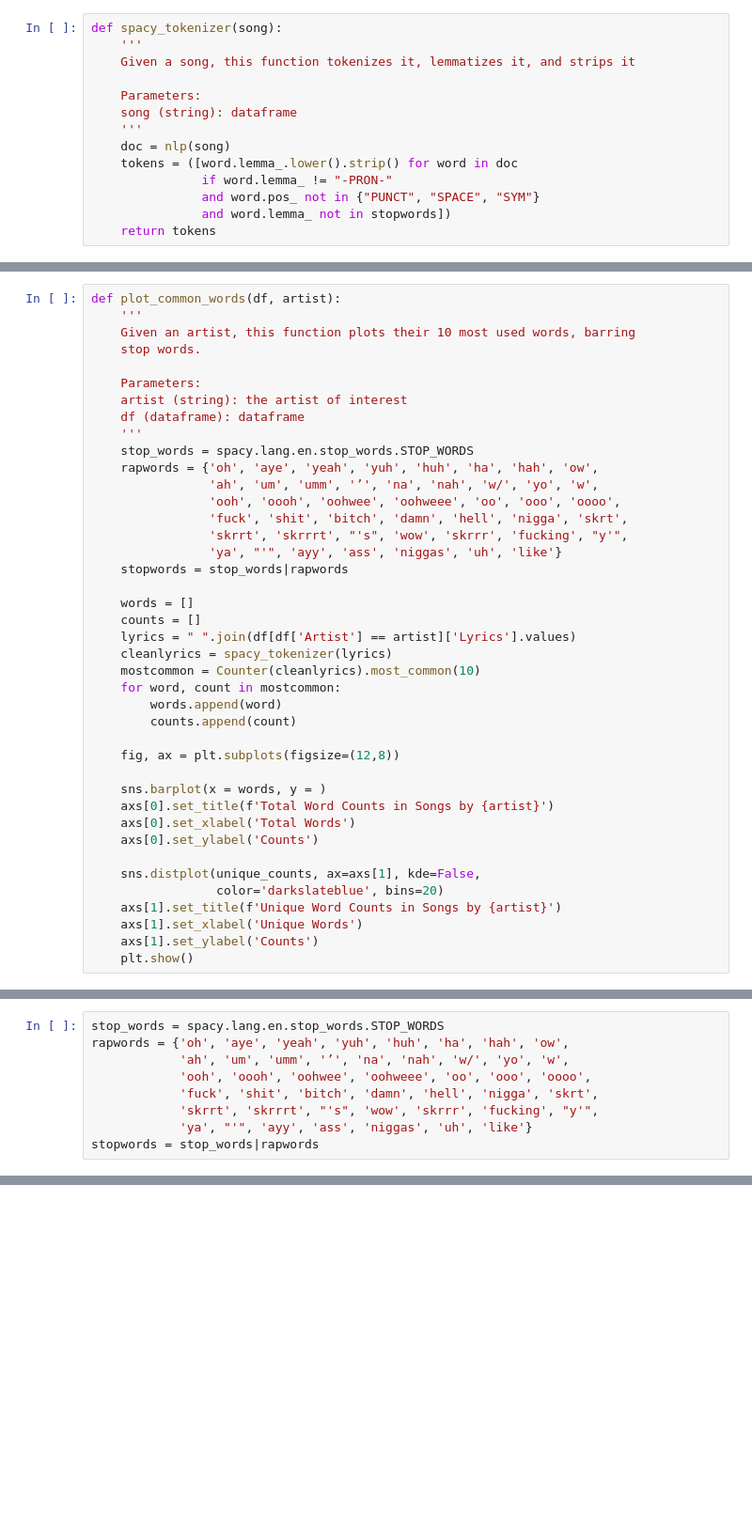
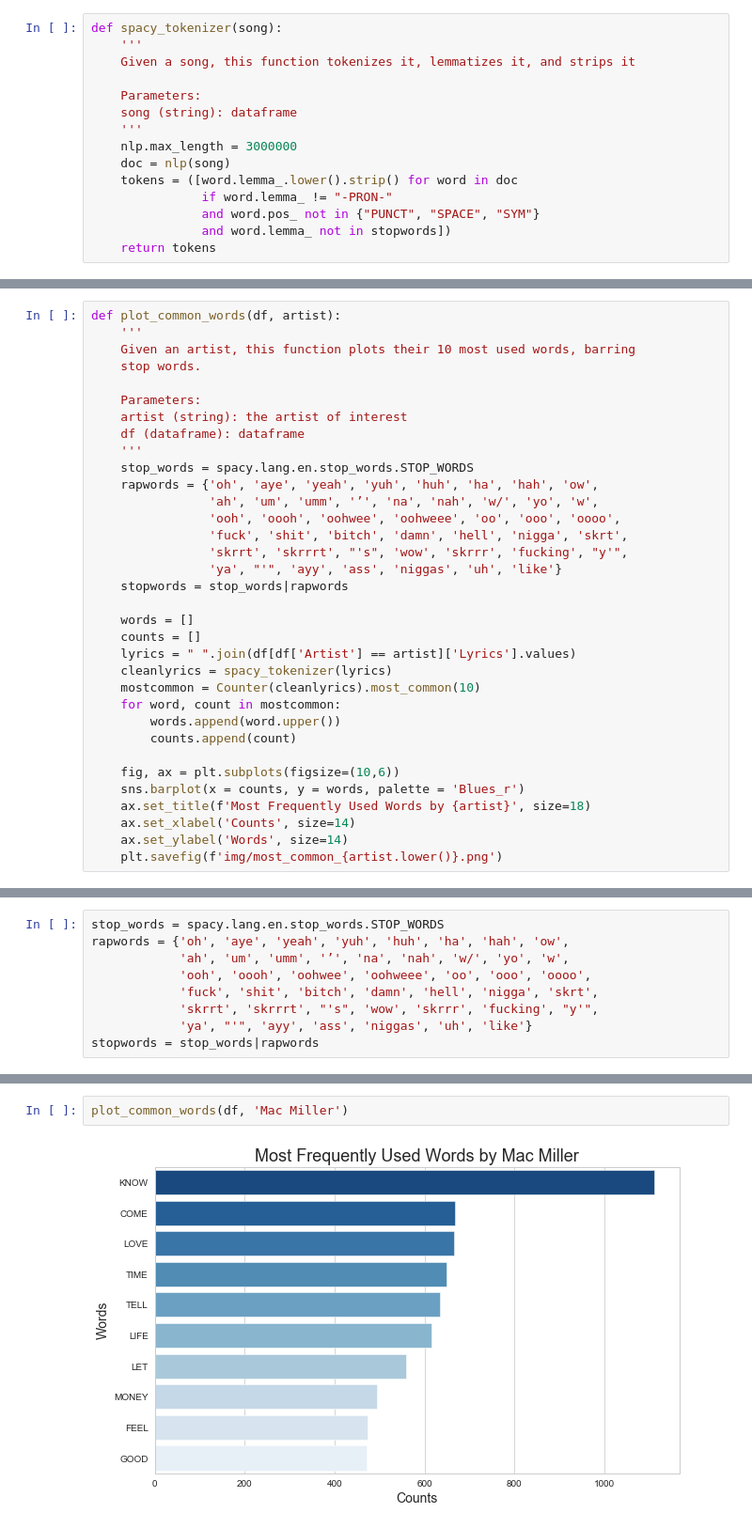
Before and after one commit to unclebrod/RapLyrics, a Jupyter notebook: graphs.ipynb, the cells around one changed output, grey strips where cells are left out. Shown at 94% size. Drawn from its saved outputs; the diff is of its cells as text; blank space fills up the shorter version.

Commit message:
additional graphs

```diff
--- a/graphs.ipynb
+++ b/graphs.ipynb
@@ -115,6 +144,7 @@ def spacy_tokenizer(song):
     Parameters:
     song (string): dataframe
     '''
+    nlp.max_length = 3000000
     doc = nlp(song)
     tokens = ([word.lemma_.lower().strip() for word in doc
                if word.lemma_ != "-PRON-"
@@ -148,19 +178,12 @@ def plot_common_words(df, artist):
     cleanlyrics = spacy_tokenizer(lyrics)
     mostcommon = Counter(cleanlyrics).most_common(10)
     for word, count in mostcommon:
-        words.append(word)
+        words.append(word.upper())
         counts.append(count)
 
-    fig, ax = plt.subplots(figsize=(12,8))
-
-    sns.barplot(x = words, y = )
-    axs[0].set_title(f'Total Word Counts in Songs by {artist}')
-    axs[0].set_xlabel('Total Words')
-    axs[0].set_ylabel('Counts')
-
-    sns.distplot(unique_counts, ax=axs[1], kde=False,
-                 color='darkslateblue', bins=20)
-    axs[1].set_title(f'Unique Word Counts in Songs by {artist}')
-    axs[1].set_xlabel('Unique Words')
-    axs[1].set_ylabel('Counts')
-    plt.show()
+    fig, ax = plt.subplots(figsize=(10,6))
+    sns.barplot(x = counts, y = words, palette = 'Blues_r')
+    ax.set_title(f'Most Frequently Used Words by {artist}', size=18)
+    ax.set_xlabel('Counts', size=14)
+    ax.set_ylabel('Words', size=14)
+    plt.savefig(f'img/most_common_{artist.lower()}.png')
@@ -218,0 +199,4 @@ NameError: name 'counts' is not defined
+# %%
+plot_common_words(df, 'Mac Miller')
+# %% [output]
+[figure, added]
```
Also changed, not shown: parts of 9 cells of this notebook, 1 other file.
